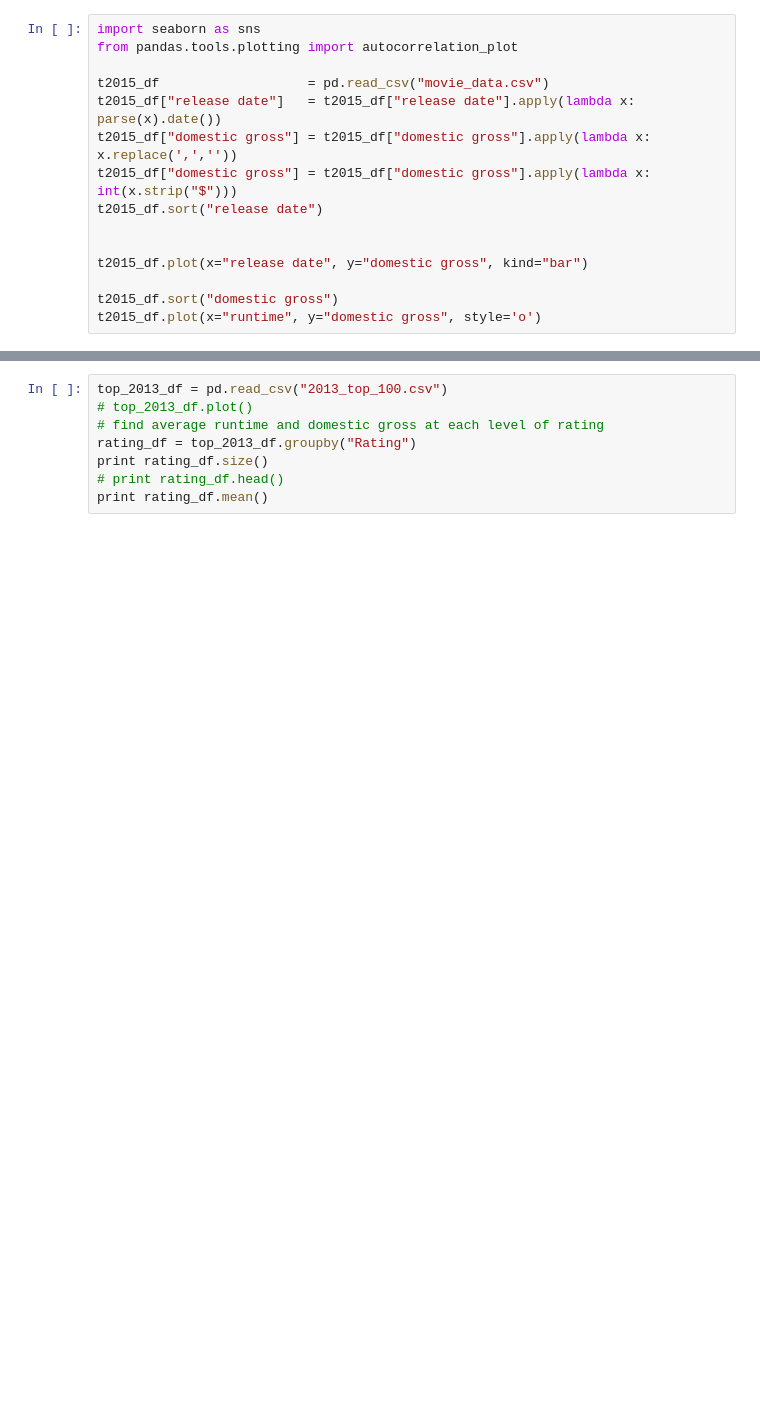
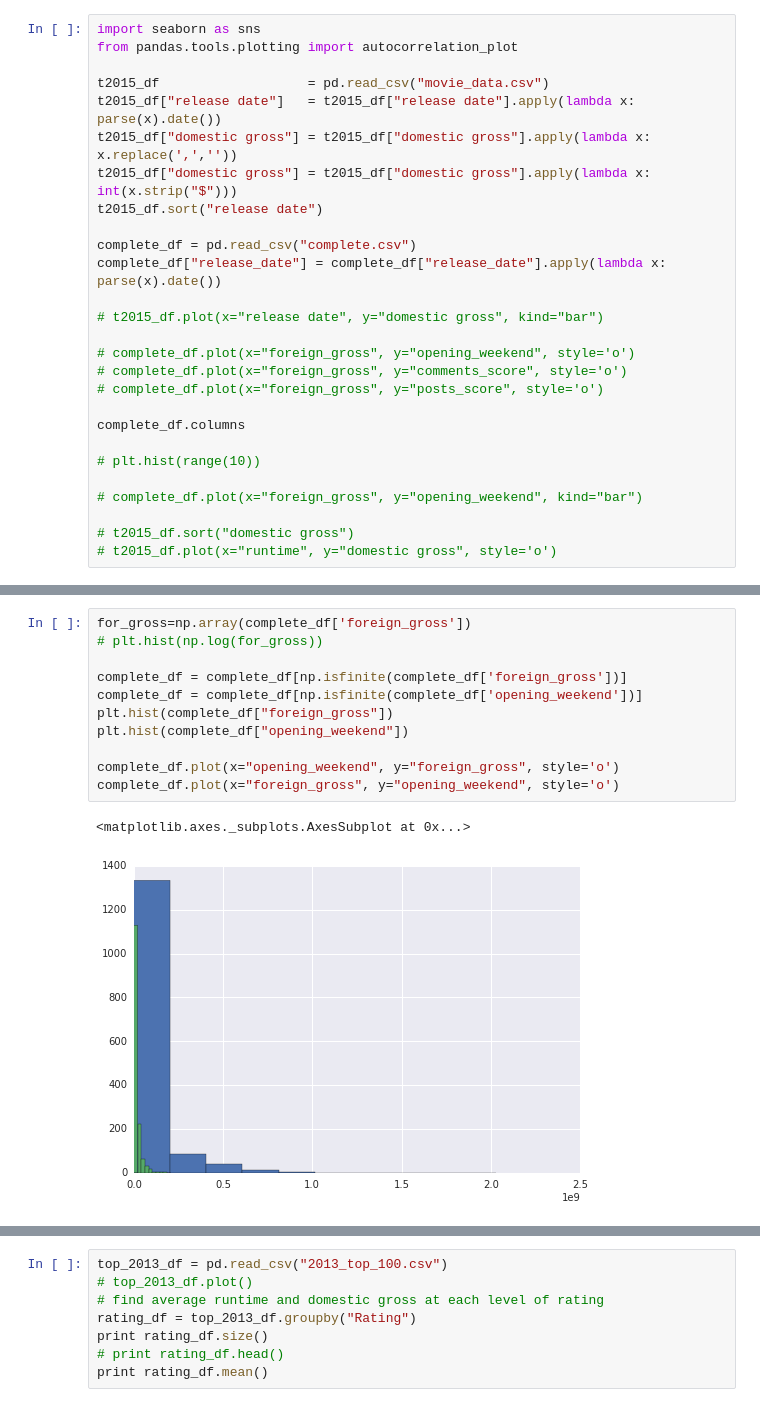
Before and after one commit to smitfire/luther, a Jupyter notebook: pandas_challenges.ipynb, the cells around one changed output, grey strips where cells are left out. Saved outputs shown, nothing was run; the diff lists cells and outputs as text; blank space fills up the shorter version.

```diff
--- a/pandas_challenges.ipynb
+++ b/pandas_challenges.ipynb
@@ -41,9 +41,21 @@ t2015_df["domestic gross"] = t2015_df["domestic gross"].apply(lambda x: x.replac
 t2015_df["domestic gross"] = t2015_df["domestic gross"].apply(lambda x: int(x.strip("$")))
 t2015_df.sort("release date")
 
+complete_df = pd.read_csv("complete.csv")
+complete_df["release_date"] = complete_df["release_date"].apply(lambda x: parse(x).date())
 
-t2015_df.plot(x="release date", y="domestic gross", kind="bar")
+# t2015_df.plot(x="release date", y="domestic gross", kind="bar")
 
-t2015_df.sort("domestic gross")
-t2015_df.plot(x="runtime", y="domestic gross", style='o')
+# complete_df.plot(x="foreign_gross", y="opening_weekend", style='o')
+# complete_df.plot(x="foreign_gross", y="comments_score", style='o')
+# complete_df.plot(x="foreign_gross", y="posts_score", style='o')
+
+complete_df.columns
+
+# plt.hist(range(10))
+
+# complete_df.plot(x="foreign_gross", y="opening_weekend", kind="bar")
+
+# t2015_df.sort("domestic gross")
+# t2015_df.plot(x="runtime", y="domestic gross", style='o')
 # %% [output]
@@ -52,0 +63,14 @@ t2015_df.plot(x="runtime", y="domestic gross", style='o')
+# %%
+for_gross=np.array(complete_df['foreign_gross'])
+# plt.hist(np.log(for_gross))
+
+complete_df = complete_df[np.isfinite(complete_df['foreign_gross'])]
+complete_df = complete_df[np.isfinite(complete_df['opening_weekend'])]
+plt.hist(complete_df["foreign_gross"])
+plt.hist(complete_df["opening_weekend"])
+
+complete_df.plot(x="opening_weekend", y="foreign_gross", style='o')
+complete_df.plot(x="foreign_gross", y="opening_weekend", style='o')
+# %% [output]
+<matplotlib.axes._subplots.AxesSubplot at 0x...>
+[figure, added]
```
Also changed, not shown: parts of 5 cells of this notebook.
